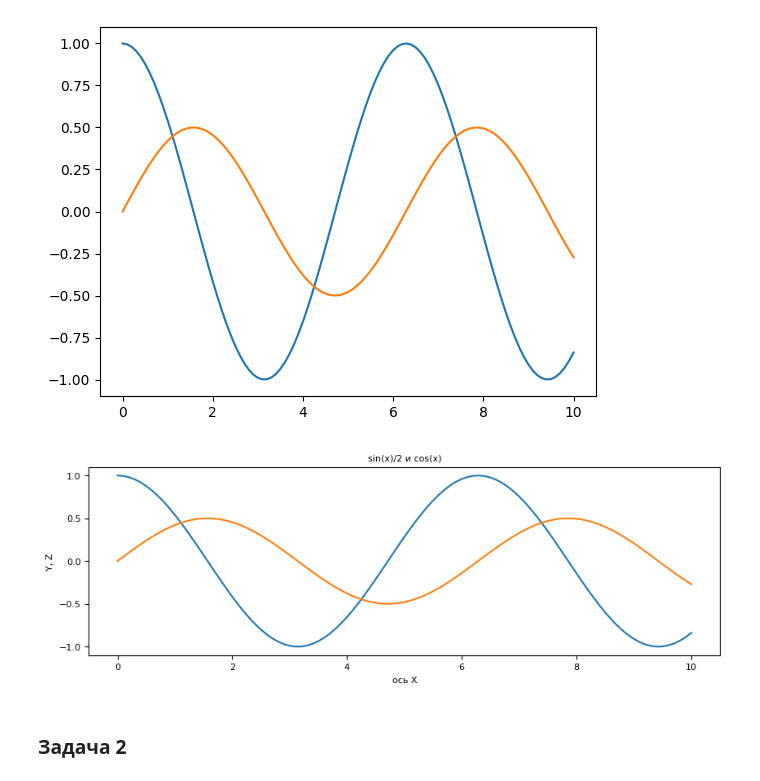
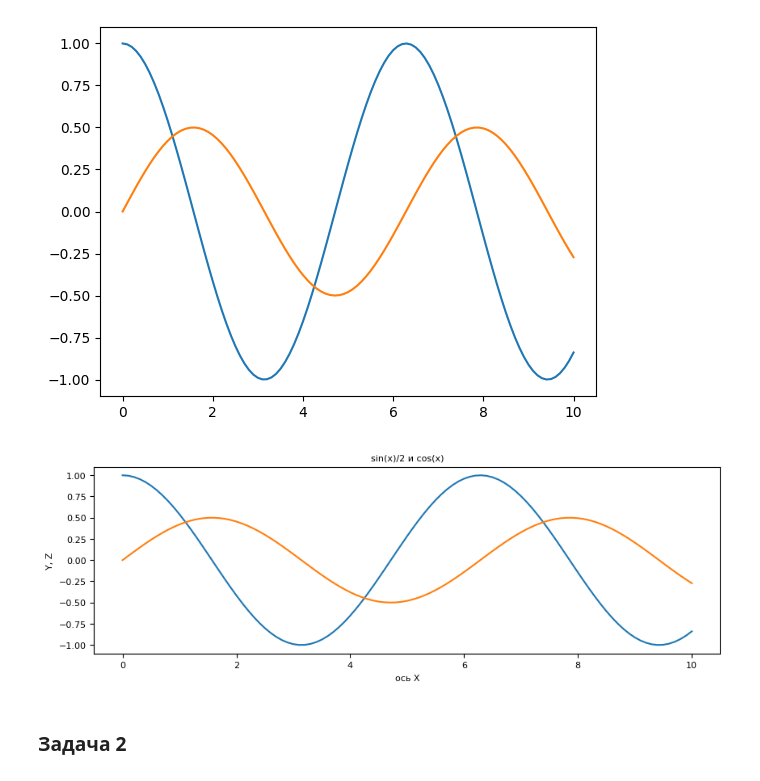
Before and after one commit to kuzovkov/neural-university, a Jupyter notebook: Базовый_блок_|_Библиотеки_Pandas_и_Matplotlib_|_ДЗ_Lite_|_УИИ.ipynb, the cells around one changed output. Cells and saved outputs as stored; diff of their text form; code cells hidden in the pictures.

```diff
--- a/Базовый_блок_|_Библиотеки_Pandas_и_Matplotlib_|_ДЗ_Lite_|_УИИ.ipynb
+++ b/Базовый_блок_|_Библиотеки_Pandas_и_Matplotlib_|_ДЗ_Lite_|_УИИ.ipynb
@@ -64,30 +64,28 @@ plt.show()                         # Фиксация графика
 # %% [output]
 [figure]
 # %%
-# Ваше решение
-
 # Ваше решение
 
 import matplotlib.pyplot as plt    # Импорт модуля pyplot
 import numpy as np                 # Импорт библиотеки numpy
 import matplotlib
 
 x = np.linspace(0, 10, 101)        # Генерация последовательности из 101 числа с шагом в 0.1
 y = np.cos(x)                      # Запись cos(x) в переменную y
 z = np.sin(x) / 2                  # Запись sin(x) / 2 в переменную z
 plt.figure(figsize=(10, 3))
 plt.plot(x, y)                     # Построение графика x, y
 plt.plot(x, z)                     # Построение графика x, z
 
 
 plt.xlabel('ось X', fontsize=8)
 plt.ylabel('Y, Z', fontsize=8)
 plt.xticks(fontsize=8)
-plt.yticks(fontsize=8)
+plt.yticks(np.arange(-1, 1.25, step=0.25), fontsize=8)
 plt.title('sin(x)/2 и cos(x)', fontsize=8)
 plt.show()                         # Фиксация графика
 # %% [output]
-[figure, old version]
+[figure, new version]
 # %% [markdown]
 ### Задача 2
 # %% [markdown]
```
Also changed, not shown: parts of 12 cells of this notebook.
